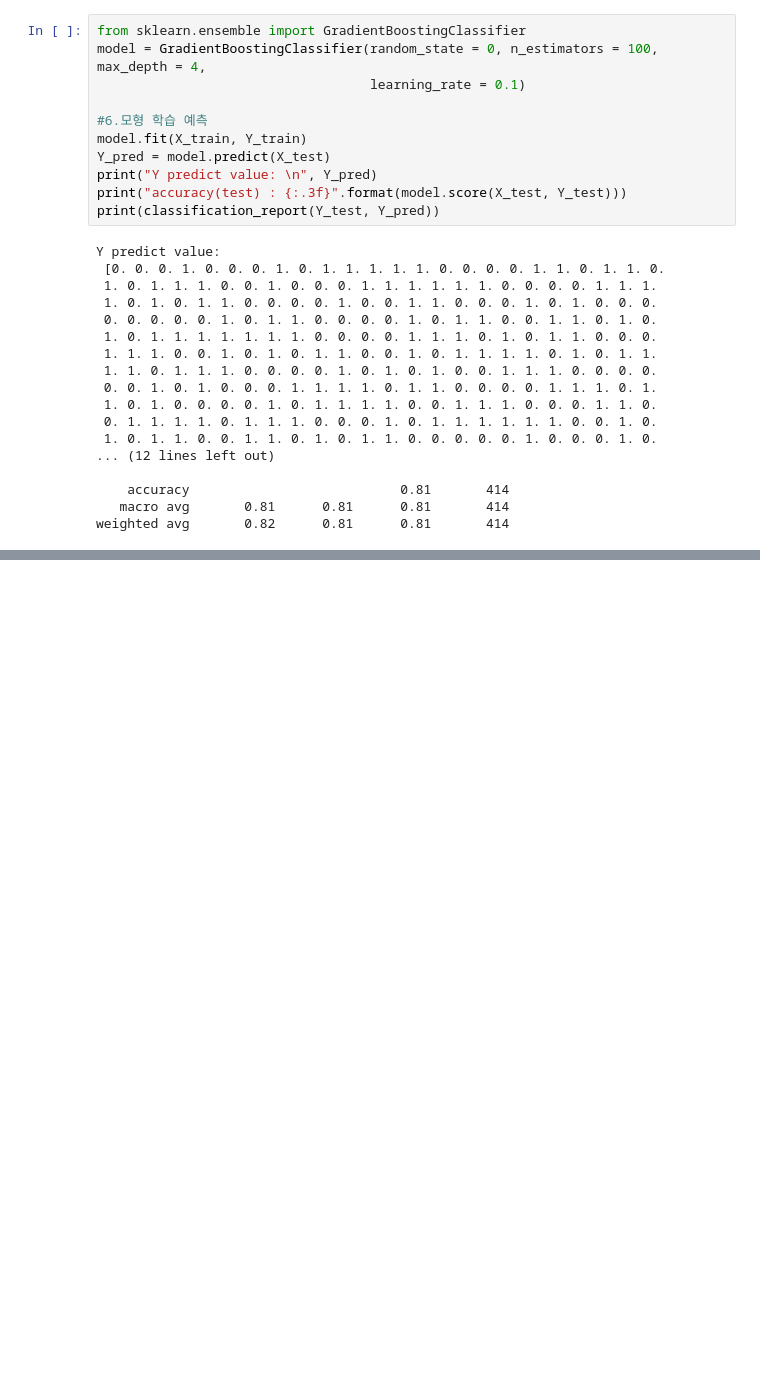
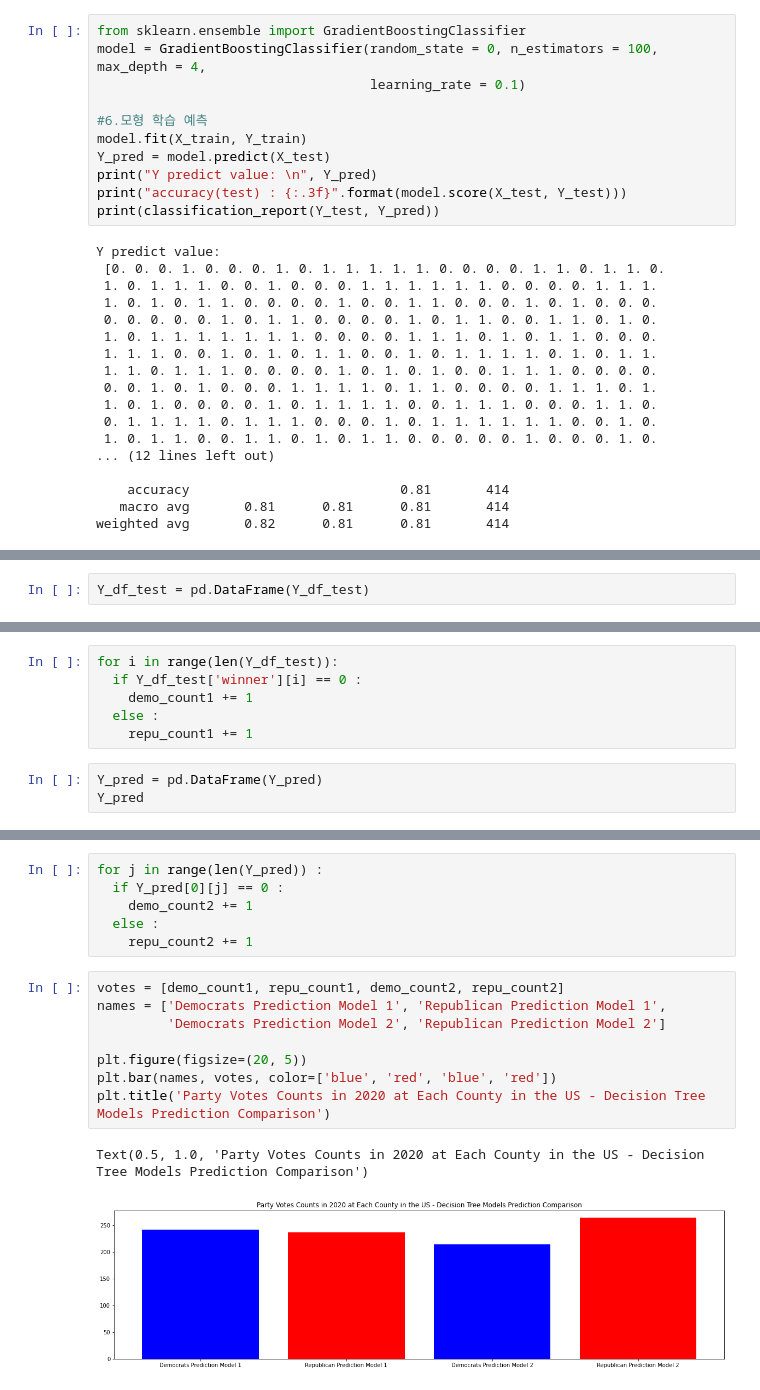
Before and after one commit to good-thinking/easy-coding2, a Jupyter notebook: test_number_3.ipynb, the cells around one changed output, grey strips where cells are left out. Saved outputs shown, nothing was run; the diff lists cells and outputs as text; blank space fills up the shorter version.

```diff
--- a/test_number_3.ipynb
+++ b/test_number_3.ipynb
@@ -696,0 +783,2 @@ weighted avg       0.82      0.81      0.81       414
+# %%
+Y_df_test = pd.DataFrame(Y_df_test)
@@ -696,0 +801,9 @@ weighted avg       0.82      0.81      0.81       414
+# %%
+for i in range(len(Y_df_test)):
+  if Y_df_test['winner'][i] == 0 :
+    demo_count1 += 1
+  else :
+    repu_count1 += 1
+# %%
+Y_pred = pd.DataFrame(Y_pred)
+Y_pred
@@ -696,0 +824,17 @@ weighted avg       0.82      0.81      0.81       414
+# %%
+for j in range(len(Y_pred)) :
+  if Y_pred[0][j] == 0 :
+    demo_count2 += 1
+  else :
+    repu_count2 += 1
+# %%
+votes = [demo_count1, repu_count1, demo_count2, repu_count2]
+names = ['Democrats Prediction Model 1', 'Republican Prediction Model 1',
+         'Democrats Prediction Model 2', 'Republican Prediction Model 2']
+
+plt.figure(figsize=(20, 5))
+plt.bar(names, votes, color=['blue', 'red', 'blue', 'red'])
+plt.title('Party Votes Counts in 2020 at Each County in the US - Decision Tree Models Prediction Comparison')
+# %% [output]
+Text(0.5, 1.0, 'Party Votes Counts in 2020 at Each County in the US - Decision Tree Models Prediction Comparison')
+[figure, added]
```
Also changed, not shown: parts of 13 cells of this notebook.
